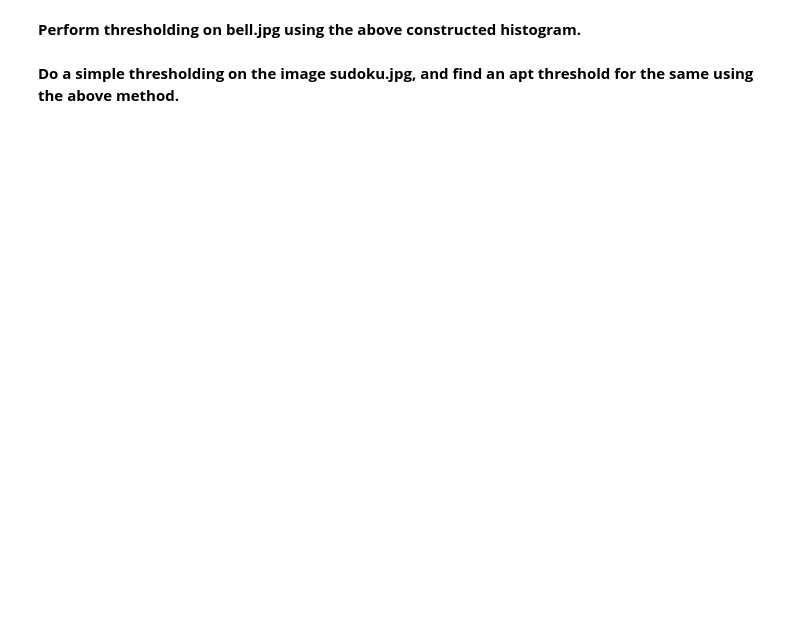
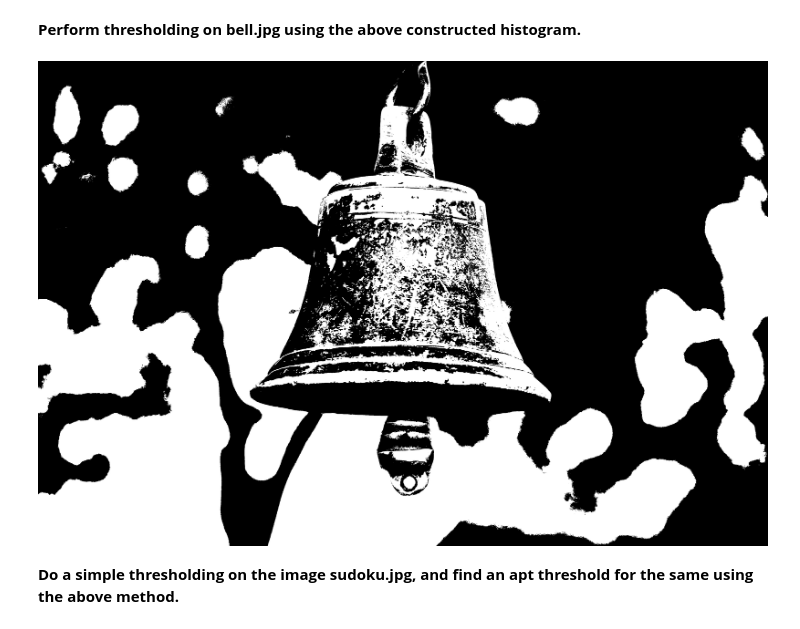
Before and after one commit to Harshavardhan-Pandurangan/CVIT_Workshop, a Jupyter notebook: Day 1/Session 1.ipynb, the cells around one changed output. Drawn from its saved outputs; the diff is of its cells as text; code cells hidden in the pictures; blank space fills up the shorter version.

```diff
--- a/Day 1/Session 1.ipynb
+++ b/Day 1/Session 1.ipynb
@@ -613,4 +764,11 @@ plt.show()
 # %% [markdown]
 **Perform thresholding on bell.jpg using the above constructed histogram.**
+# %%
+threshold = 130
+
+binary_image = np.where(grayscale_image > threshold, 255, 0).astype(np.uint8)
+cv2_imshow(binary_image)
+# %% [output]
+[figure, added]
 # %% [markdown]
 **Do a simple thresholding on the image sudoku.jpg, and find an apt threshold for the same using the above method.**
```
Also changed, not shown: parts of 27 cells of this notebook.
